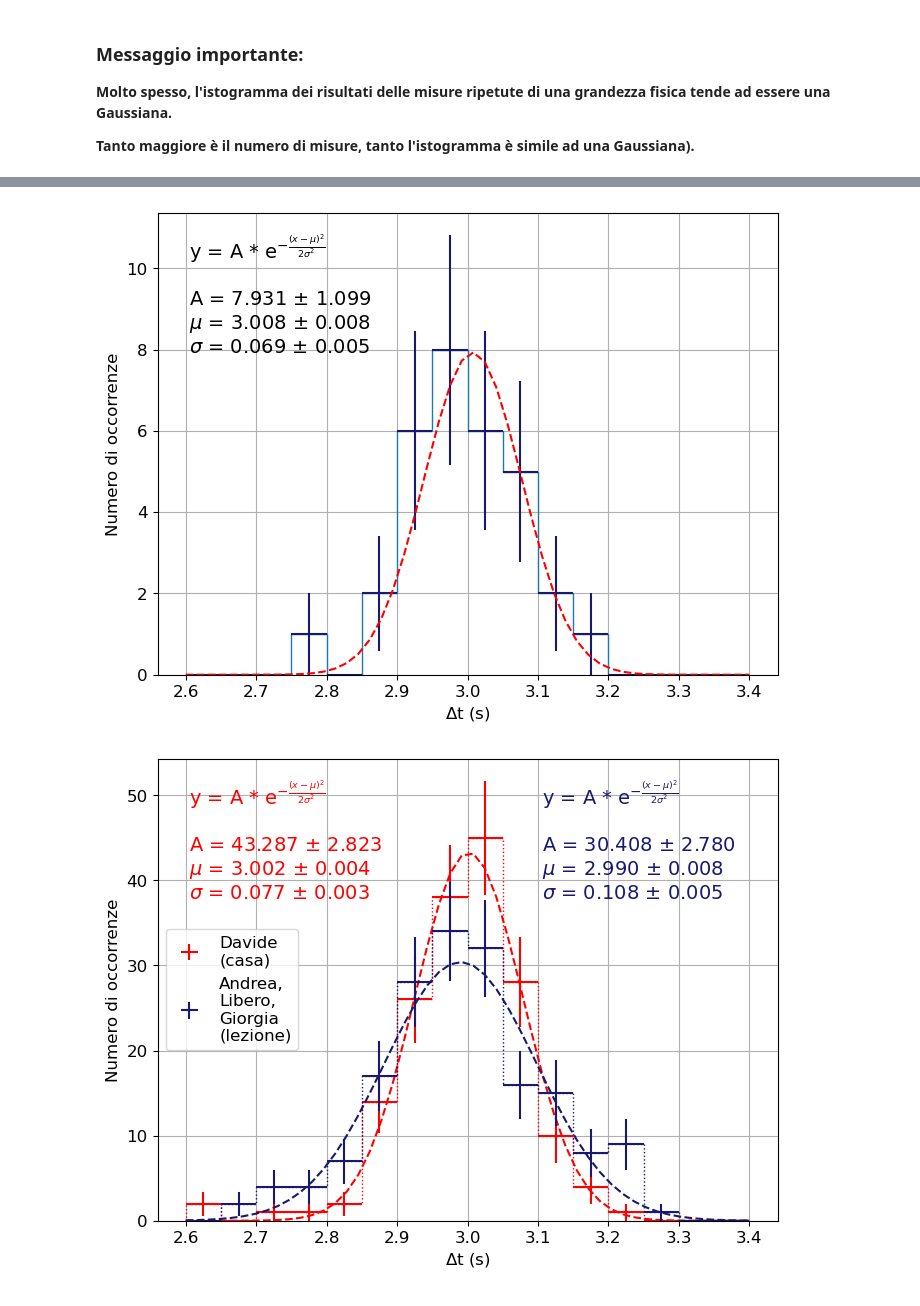
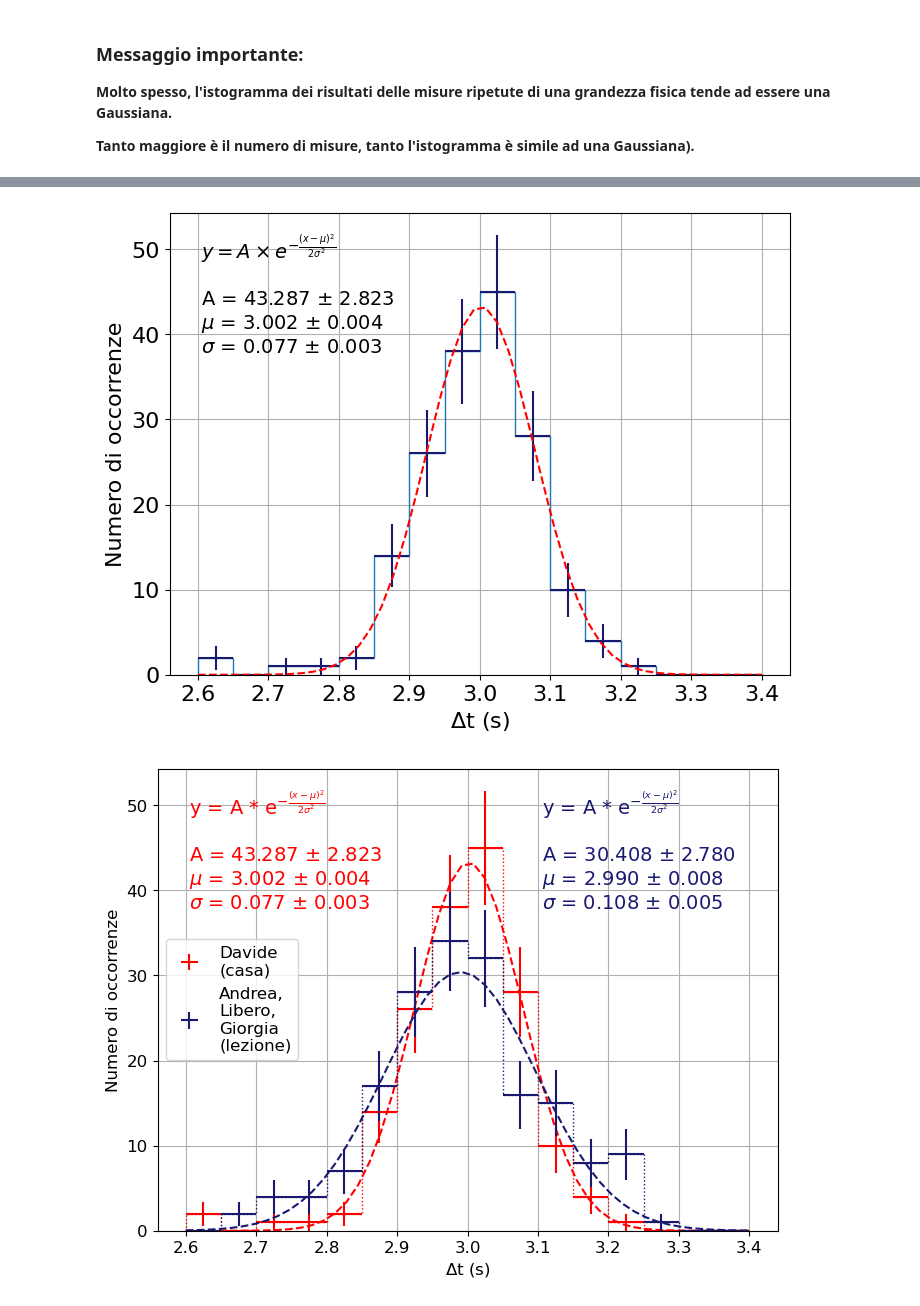
Before and after one commit to cerasole/EnvironmentalRadioactivity, a Jupyter notebook: Notebooks/TempoDiReazione.ipynb, the cells around one changed output, grey strips where cells are left out. Saved outputs shown, nothing was run; the diff lists cells and outputs as text; code cells hidden in the pictures.

```diff
--- a/Notebooks/TempoDiReazione.ipynb
+++ b/Notebooks/TempoDiReazione.ipynb
@@ -25,7 +27,7 @@ import matplotlib.pyplot as plt
 import matplotlib as mpl
 from scipy.optimize import curve_fit
 
-mpl.rc("font", family = "Dejavu Sans", weight = "normal", size = 12)
+mpl.rc("font", family = "Dejavu Sans", weight = "normal", size = 16)
 # %%
 def acquire (niter, filename = None):
     """
@@ -116,8 +131,8 @@ Successfully saved data into file reaction_time_vincenzo.txt
 # %%
 delta_t = take_from_file("reaction_time_concatenated.txt")  # Dati di Davide presi a casa
-delta_t4 = take_from_file("reaction_time_andrea.txt")       # Dati di Andrea presi a lezione
-delta_t5 = take_from_file("reaction_time_.txt")             # Dati di Libero presi a lezione
-delta_t3 = take_from_file("reaction_time_Giorgia.txt")      # Dati di Giorgia presi a lezione
+delta_t1 = take_from_file("reaction_time.txt")
+#delta_t5 = take_from_file("reaction_time_.txt")             # Dati
+#delta_t3 = take_from_file("reaction_time_Giorgia.txt")      # Dati
 # %%
 def gaus(x, A, mu, sigma):
     return A * np.exp( -0.5 * ((x - mu)/sigma)**2 )
@@ -141,7 +159,7 @@ bins  # Questi sono gli estremi dei bin dell'istogramma
 #print (len(delta_t1))
 #fig, ax = plot_data(delta_t)
 #fig, ax = plot_data(delta_t1)               # Dati di Andrea
-fig, ax = plot_data(concatenate(delta_t5))               # Dati di Andrea
+fig, ax = plot_data(concatenate(delta_t, delta_t1))
 
 #fig, ax = plot_data(delta_t2, fig, ax)
 #fig, ax = plot_data(delta_t3, fig, ax)
@@ -209,7 +227,7 @@ def fit_histogram (data):
         gaus(x, *popt),
         color = "red", ls = "dashed"
     )
-    string = "y = A * e$^{- \\frac{(x-\mu)^{2}}{2 \sigma^{2}}}$\n\n"
+    string = "$y = A \\times e^{- \\frac{(x-\mu)^{2}}{2 \sigma^{2}}}$\n\n"
     names = ["A", "$\mu$", "$\sigma$"]
     for i in range(3):
         string += "%s = %.3f $\pm$ %.3f\n" % (names[i], popt[i], sigmas[i])
@@ -229,7 +249,7 @@ fit_histogram(concatenate(delta_t1, delta_t2, delta_t3))   # Andrea, Libero, Gio
 # %%
-fit_histogram(concatenate(delta_t1))    # Davide, a casa
+fit_histogram(concatenate(delta_t))    # Davide, a casa
 # %% [output]
-[figure, old version]
+[figure, new version]
 # %%
 color_data = ["red", "midnightblue"]
 color_fit = ["red", "midnightblue"]
```
Also changed, not shown: parts of 8 cells of this notebook.
